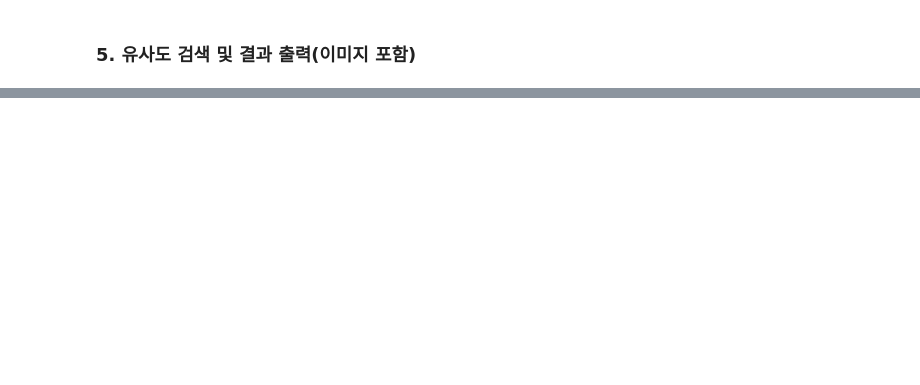
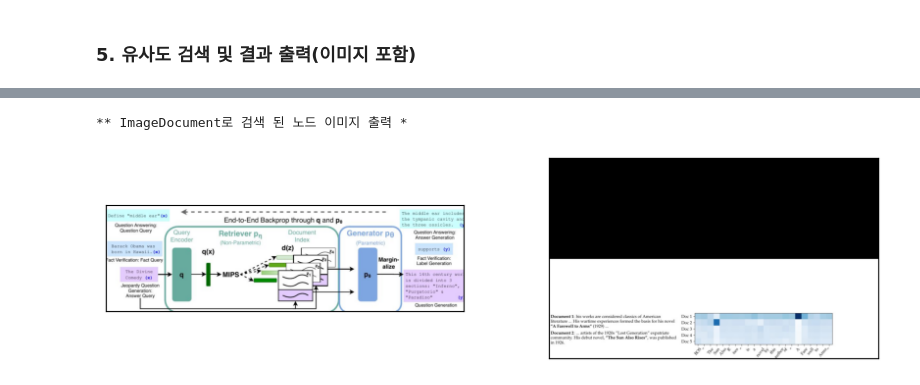
Before and after one commit to AgnetHub/LlamaIndex_Code, a Jupyter notebook: ch05/ch05_3_4_multimodal_pdf_to_img_RAG.ipynb, the cells around one changed output, grey strips where cells are left out. Cells and saved outputs as stored; diff of their text form; code cells hidden in the pictures; blank space fills up the shorter version.

```diff
--- a/ch05/ch05_3_4_multimodal_pdf_to_img_RAG.ipynb
+++ b/ch05/ch05_3_4_multimodal_pdf_to_img_RAG.ipynb
@@ -244,11 +271,19 @@ retriever_engine = index.as_retriever(
+# %%
+retriever_engine = index.as_retriever(
+    similarity_top_k = 2, # 텍스트(Document) 노드 상위 2개 검색
+    image_similarity_top_k = 2, # 이미지(ImageDocument) 노드 상위 2개 검색
+)
 # %%
-# 쿼리 입력
-nodes = retriever_engine.text_retrieve('Please tell me about Query Encoder')
+# 쿼리 입력 및 검색(이미지, 텍스트 조회)
+nodes = retriever_engine.retrieve('Please tell me about Query Encoder')
 
-image_paths=[] # 이미지 경로 저장
+# 텍스트 요약 캡셔닝을 한 문서가 제대로 검색 출력되는지 확인
+captioning_image_paths=[] # Document 중 이미지 캡셔닝 문서 Node
+image_node_paths=[] # ImageDocument로 검색 된 Node
 for node in nodes:
     print(node)
-    if 'is_image_caption' in node.metadata:
-        image_paths.append(node.metadata['image_path'])
-plot_images(image_paths=image_paths) # 이미지 plot
+    if 'is_image_caption' in node.metadata: # 노드의 메타데이터에 is_image_caption 키가 있는 경우
+        captioning_image_paths.append(node.metadata['image_path'])
+    if type(node.node) == ImageNode: # ImageDocument로 인해 생성 된 노드인 경우
+        image_node_paths.append(node.metadata['file_path'])
 # %% [output]
@@ -272,0 +314,6 @@ Score:  0.752
+# %%
+print('** ImageDocument로 검색 된 노드 이미지 출력 *')
+plot_images(image_paths=image_node_paths) # 이미지 plot
+# %% [output]
+** ImageDocument로 검색 된 노드 이미지 출력 *
+[figure, added]
```
Also changed, not shown: parts of 38 cells of this notebook, 14 other files.
